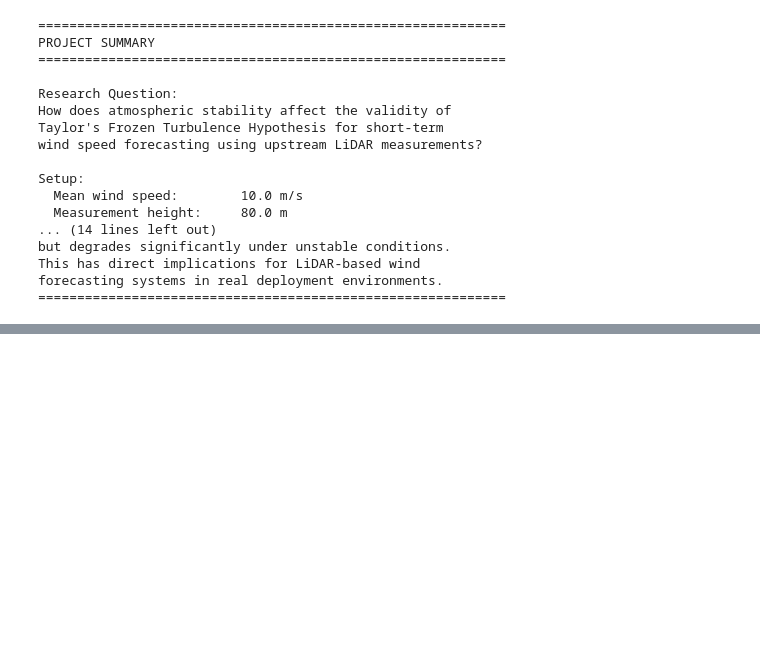
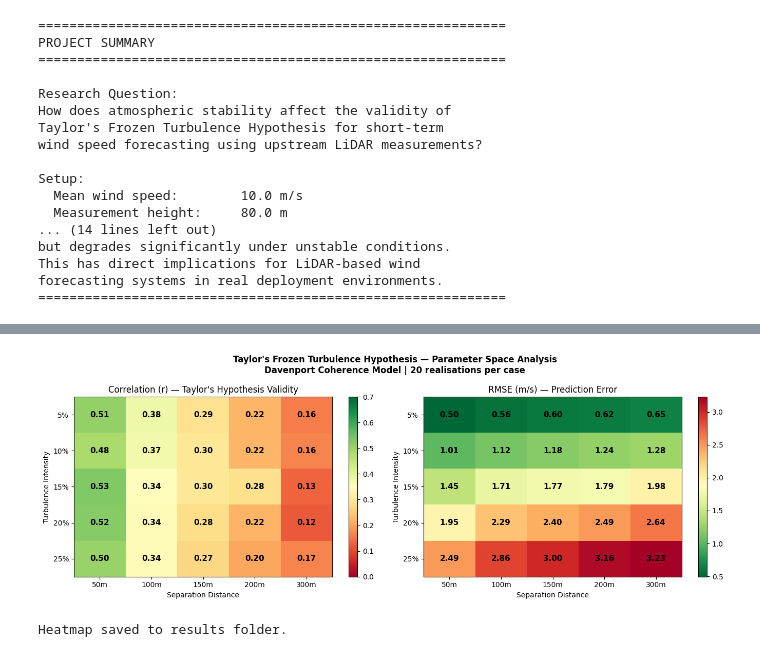
Before and after one commit to qama94/lidar-wind-forecasting, a Jupyter notebook: 01_data_exploration.ipynb, the cells around one changed output, grey strips where cells are left out. Cells and saved outputs as stored; diff of their text form; code cells hidden in the pictures; blank space fills up the shorter version.

```diff
--- a/01_data_exploration.ipynb
+++ b/01_data_exploration.ipynb
@@ -410,0 +746,49 @@ NameError: name 'freqs' is not defined
+# %%
+# RMSE and Correlation heatmaps - main result figure
+fig, (ax1, ax2) = plt.subplots(1, 2, figsize=(14, 5))
+
+# Correlation heatmap
+im1 = ax1.imshow(corr_matrix, cmap='RdYlGn', aspect='auto',
+                  vmin=0, vmax=0.7)
+ax1.set_xticks(range(len(separation_distances)))
+ax1.set_xticklabels([f'{x}m' for x in separation_distances])
+ax1.set_yticks(range(len(TI_values)))
+ax1.set_yticklabels([f'{ti*100:.0f}%' for ti in TI_values])
+ax1.set_xlabel('Separation Distance')
+ax1.set_ylabel('Turbulence Intensity')
+ax1.set_title("Correlation (r) — Taylor's Hypothesis Validity")
+plt.colorbar(im1, ax=ax1)
+
+# Add values inside cells
+for ii in range(len(TI_values)):
+    for jj in range(len(separation_distances)):
+        ax1.text(jj, ii, f'{corr_matrix[ii,jj]:.2f}',
+                ha='center', va='center', fontsize=11, fontweight='bold')
+
+# RMSE heatmap
+im2 = ax2.imshow(rmse_matrix, cmap='RdYlGn_r', aspect='auto')
+ax2.set_xticks(range(len(separation_distances)))
+ax2.set_xticklabels([f'{x}m' for x in separation_distances])
+ax2.set_yticks(range(len(TI_values)))
+ax2.set_yticklabels([f'{ti*100:.0f}%' for ti in TI_values])
+ax2.set_xlabel('Separation Distance')
+ax2.set_ylabel('Turbulence Intensity')
+ax2.set_title('RMSE (m/s) — Prediction Error')
+plt.colorbar(im2, ax=ax2)
+
+for ii in range(len(TI_values)):
+    for jj in range(len(separation_distances)):
+        ax2.text(jj, ii, f'{rmse_matrix[ii,jj]:.2f}',
+                ha='center', va='center', fontsize=11, fontweight='bold')
+
+plt.suptitle("Taylor's Frozen Turbulence Hypothesis — Parameter Space Analysis\n"
+             "Davenport Coherence Model | 20 realisations per case",
+             fontsize=12, fontweight='bold')
+plt.tight_layout()
+plt.savefig('../results/parameter_sweep_heatmap.png', dpi=150, bbox_inches='tight')
+plt.show()
+
+print("Heatmap saved to results folder.")
+# %% [output]
+[figure, added]
+Heatmap saved to results folder.
```
Also changed, not shown: parts of 6 cells of this notebook.
